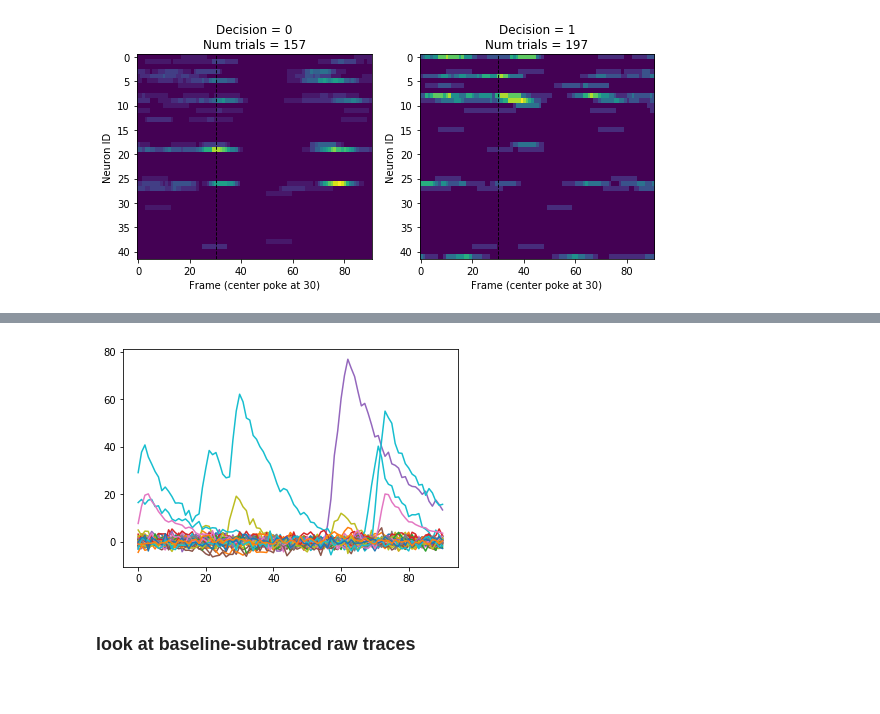
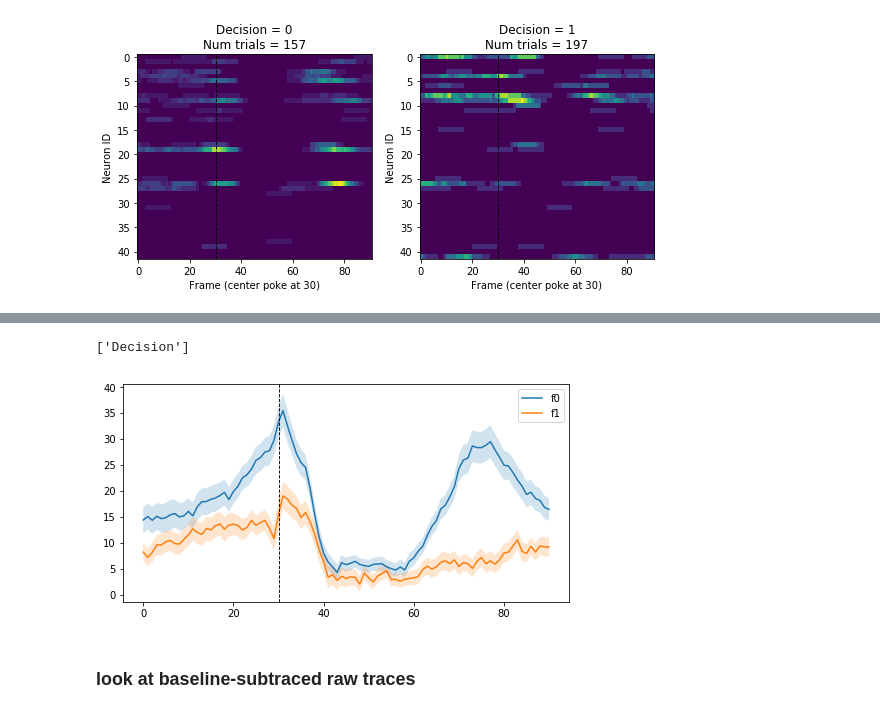
Before and after one commit to celiaberon/mouse_bandit, a Jupyter notebook: jupyter_notebooks/working/sync-behavior-imaging.ipynb, the cells around one changed output, grey strips where cells are left out. Cells and saved outputs as stored; diff of their text form; code cells hidden in the pictures.

```diff
--- a/jupyter_notebooks/working/sync-behavior-imaging.ipynb
+++ b/jupyter_notebooks/working/sync-behavior-imaging.ipynb
@@ -285,8 +304,8 @@ for iNeuron in range(nNeurons):
 [figure]
 # %%
 # baseline subtraction
-for iNeuron in range(nNeurons):
-    neuron.C_raw[iNeuron,:] = neuron.C_raw[iNeuron,:] - np.median(neuron.C_raw[iNeuron,:])
+#for iNeuron in range(nNeurons):
+#    neuron.C_raw[iNeuron,:] = neuron.C_raw[iNeuron,:] - np.median(neuron.C_raw[iNeuron,:])
 
-for iNeuron in range(nNeurons):
-    plt.plot(neuron.C_raw[iNeuron,:])
+#for iNeuron in range(nNeurons):
+#    plt.plot(neuron.C_raw[iNeuron,:])
@@ -478,5 +520,17 @@ for iTrial in range(nTrials[0]):
-# %%
-for iNeuron in range(nNeurons):
-    plt.plot(aligned_start_raw[25,:,iNeuron,0])
-# %% [output]
-[figure, removed]
+# %%
+photometry_aligned = np.sum(aligned_start_raw, axis=2)
+photometry_mean = np.mean(photometry_aligned, axis=0)
+photometry_std = np.std(photometry_aligned, axis=0)
+# %%
+ydim = n_combos/2
+plt.figure(figsize=(8,ydim*4))
+for i in range(n_combos):
+    plt.plot(photometry_mean[:,i])
+    plt.fill_between(range(0,max_window),y1=photometry_mean[:,i] - photometry_std[:,i] / np.sqrt(nTrials[i]),
+                                    y2 = photometry_mean[:,i] + photometry_std[:,i] / np.sqrt(nTrials[i]) ,alpha=0.2)
+    plt.legend(poke_frames_keys)
+plt.axvline(x=extension, color='k', linestyle = '--', linewidth=.9)
+print(conditions[0:n_variables])
+# %% [output]
+['Decision']
+[figure, added]
```
Also changed, not shown: parts of 25 cells of this notebook, 4 other files.
